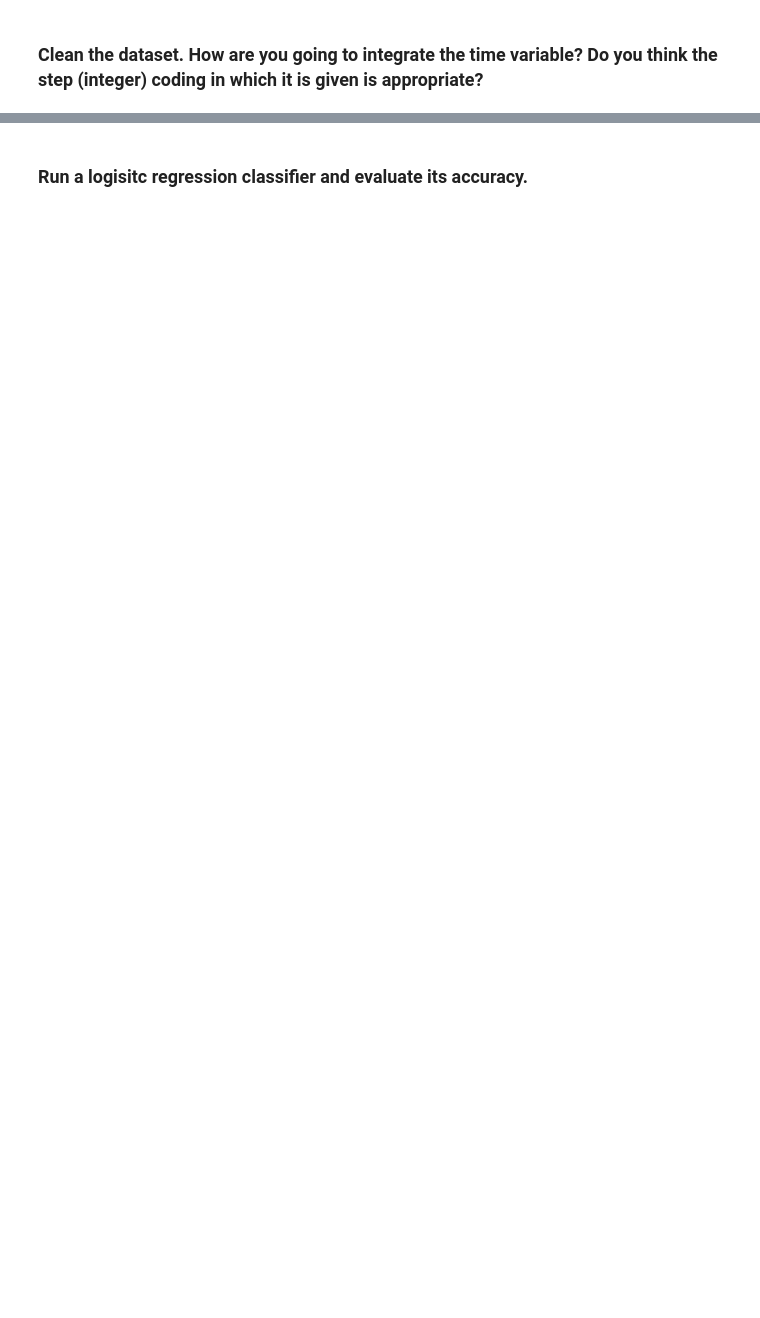
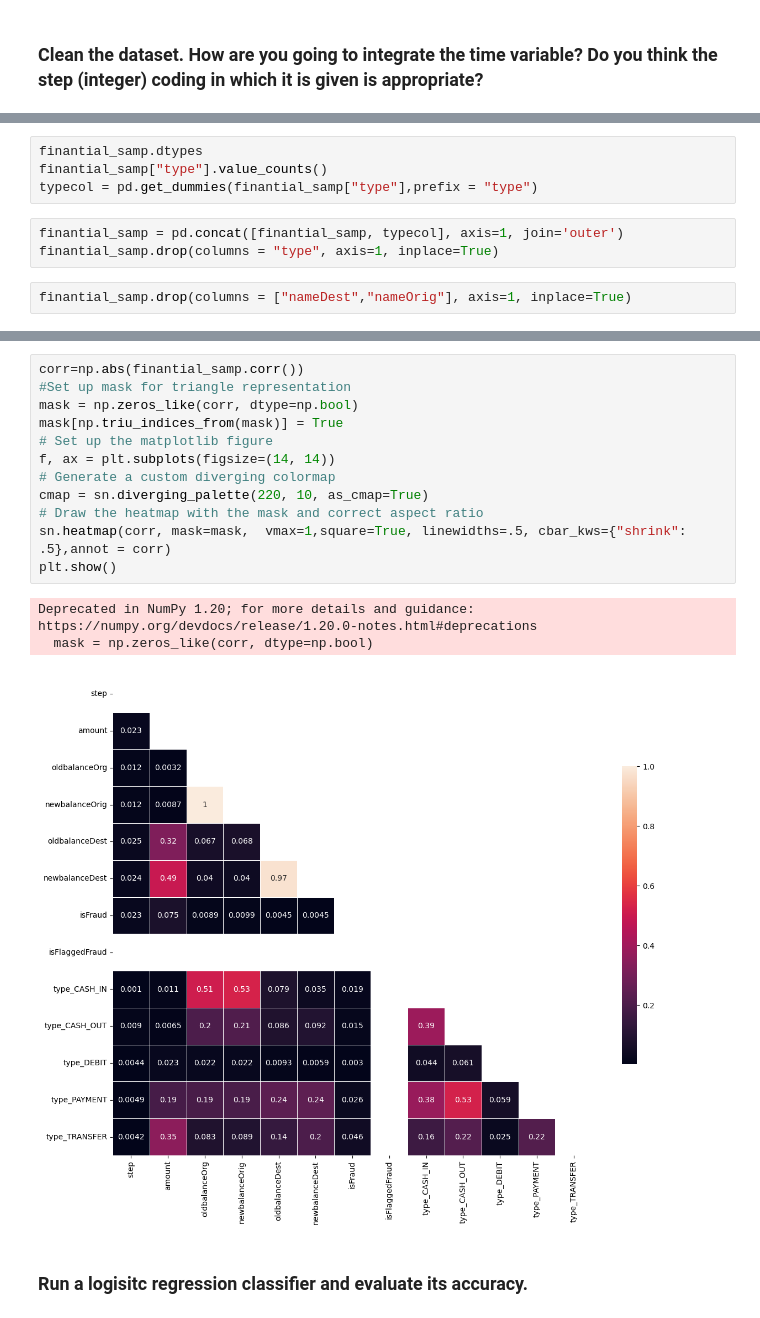
Before and after one commit to ta-data-lis/lab-imbalance, a Jupyter notebook: your-code/lab_imbalance.ipynb, the cells around one changed output, grey strips where cells are left out. Saved outputs shown, nothing was run; the diff lists cells and outputs as text; blank space fills up the shorter version.

```diff
--- a/your-code/lab_imbalance.ipynb
+++ b/your-code/lab_imbalance.ipynb
@@ -21,0 +62,9 @@ Like we disussed in class, when we have noisy data, if we are not careful, we ca
+# %%
+finantial_samp.dtypes
+finantial_samp["type"].value_counts()
+typecol = pd.get_dummies(finantial_samp["type"],prefix = "type")
+# %%
+finantial_samp = pd.concat([finantial_samp, typecol], axis=1, join='outer')
+finantial_samp.drop(columns = "type", axis=1, inplace=True)
+# %%
+finantial_samp.drop(columns = ["nameDest","nameOrig"], axis=1, inplace=True)
@@ -22,2 +88,18 @@ Like we disussed in class, when we have noisy data, if we are not careful, we ca
+# %%
+corr=np.abs(finantial_samp.corr())
+#Set up mask for triangle representation
+mask = np.zeros_like(corr, dtype=np.bool)
+mask[np.triu_indices_from(mask)] = True
+# Set up the matplotlib figure
+f, ax = plt.subplots(figsize=(14, 14))
+# Generate a custom diverging colormap
+cmap = sn.diverging_palette(220, 10, as_cmap=True)
+# Draw the heatmap with the mask and correct aspect ratio
+sn.heatmap(corr, mask=mask,  vmax=1,square=True, linewidths=.5, cbar_kws={"shrink": .5},annot = corr)
+plt.show()
+# %% [output]
+Deprecated in NumPy 1.20; for more details and guidance: https://numpy.org/devdocs/release/1.20.0-notes.html#deprecations
+  mask = np.zeros_like(corr, dtype=np.bool)
+[figure, added]
 # %% [markdown]
 ### Run a logisitc regression classifier and evaluate its accuracy.
```
Also changed, not shown: parts of 27 cells of this notebook.
